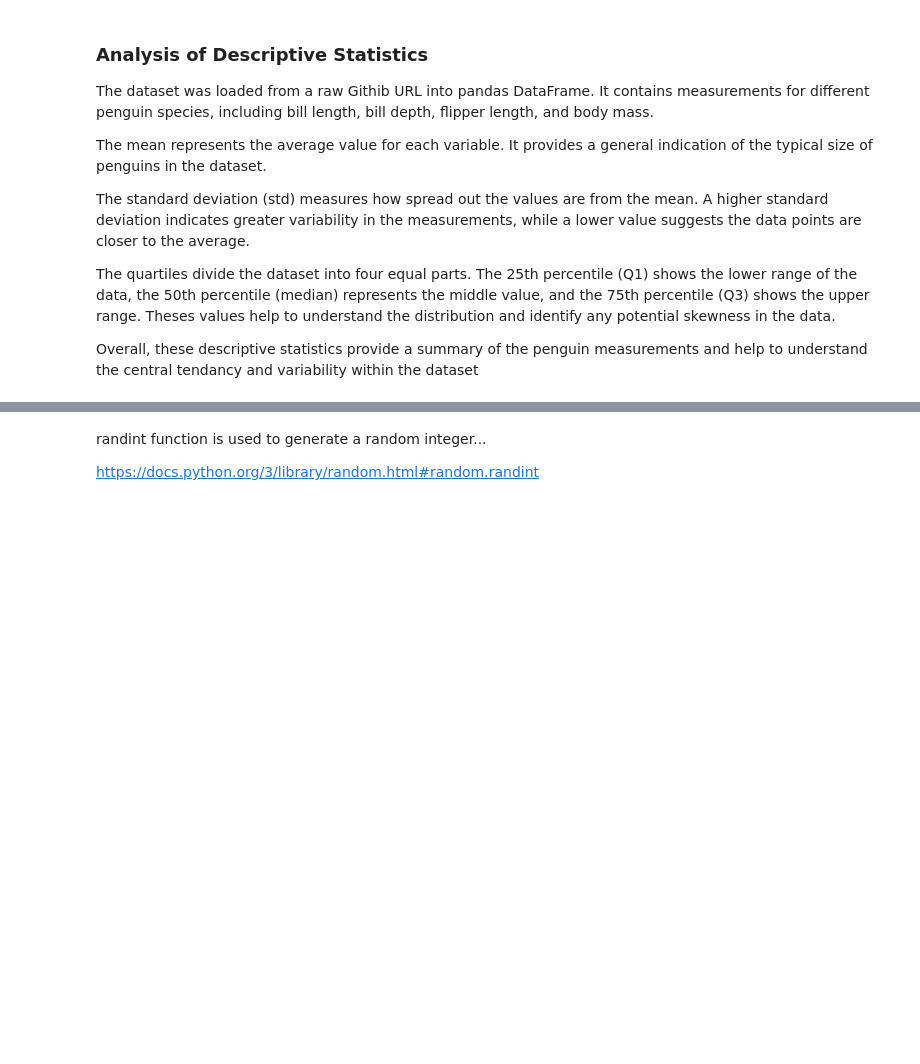
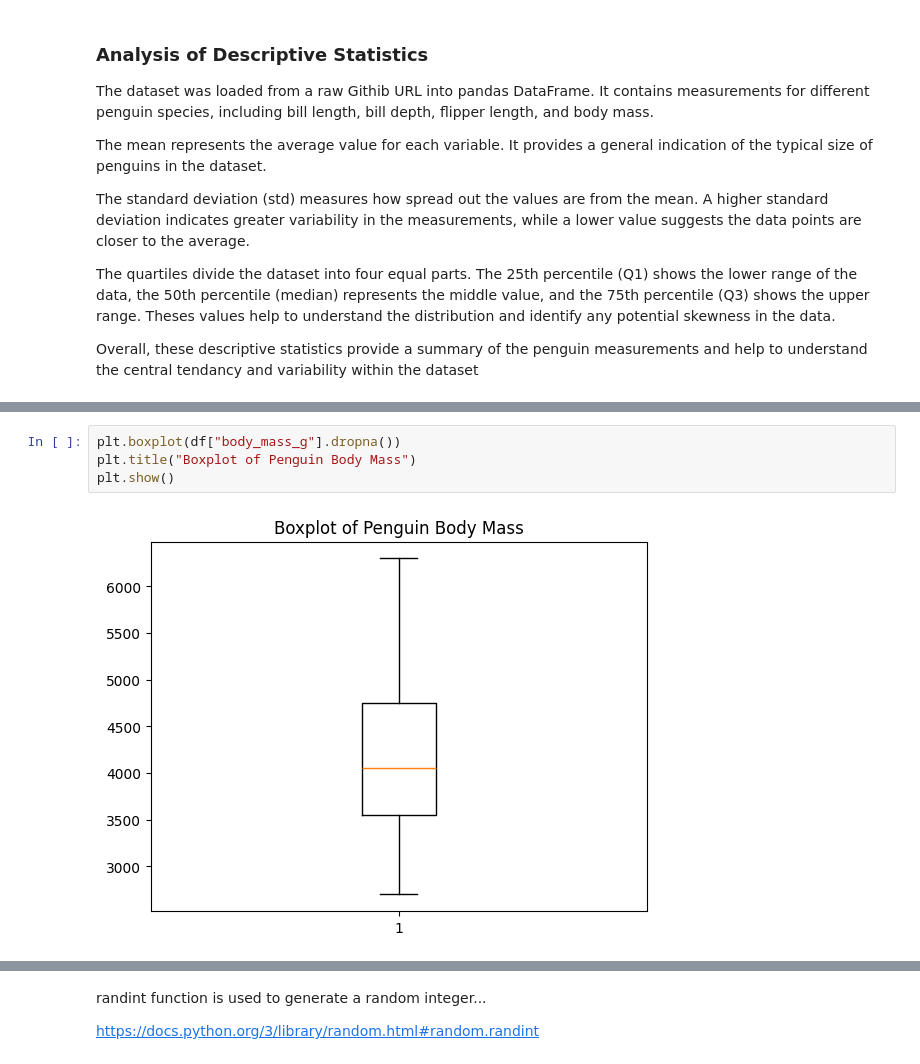
Before and after one commit to aiswarialajan124-png/principles_of_data_analytics, a Jupyter notebook: problems.ipynb, the cells around one changed output, grey strips where cells are left out. Cells and saved outputs as stored; diff of their text form; blank space fills up the shorter version.

```diff
--- a/problems.ipynb
+++ b/problems.ipynb
@@ -42,0 +53,6 @@ Overall, these descriptive statistics provide  a summary of the penguin measurem
+# %%
+plt.boxplot(df["body_mass_g"].dropna())
+plt.title("Boxplot of Penguin Body Mass")
+plt.show()
+# %% [output]
+[figure, added]
```
Also changed, not shown: parts of 7 cells of this notebook.
